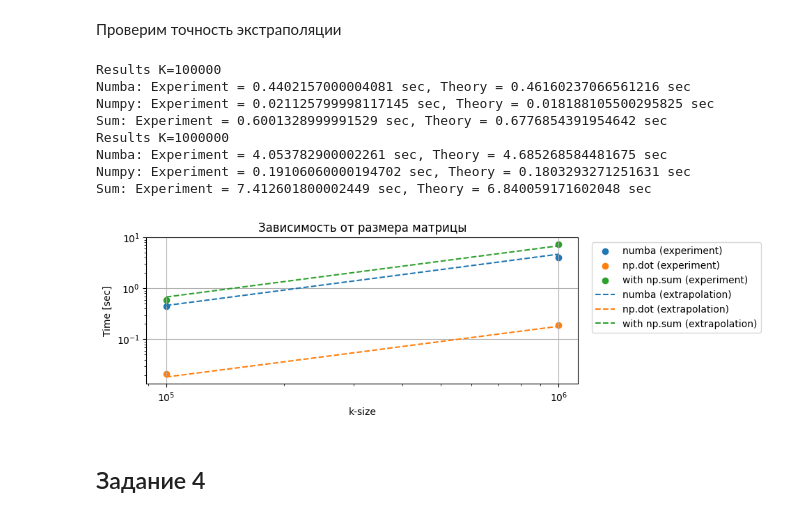
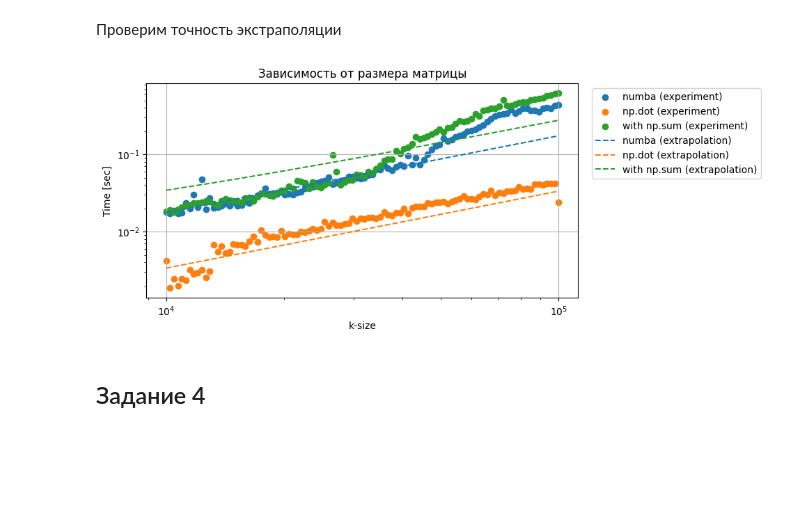
Before and after one commit to isvoropaev02/matrix_algorithms, a Jupyter notebook: lab1/main_lab1.ipynb, the cells around one changed output. Drawn from its saved outputs; the diff is of its cells as text; code cells hidden in the pictures; blank space fills up the shorter version.

```diff
--- a/lab1/main_lab1.ipynb
+++ b/lab1/main_lab1.ipynb
@@ -98 +140,14 @@ Numpy sum matmul:
+# %%
+varying_size_k = np.logspace(1, 4, 100, dtype=np.int32)
+ksize_time_numba= get_runtime_vs_ksize(varying_size_k, func=nb_matmul)
+ksize_time_numpy = get_runtime_vs_ksize(varying_size_k, func=np.dot)
+ksize_time_sum = get_runtime_vs_ksize(varying_size_k, func=sum_matmul)
+
+varying_size_n_and_m = np.logspace(1, 4, 5, dtype=np.int32)
+nsize_time_numba= get_runtime_vs_nsize(varying_size_n_and_m, func=nb_matmul)
+nsize_time_numpy = get_runtime_vs_nsize(varying_size_n_and_m, func=np.dot)
+nsize_time_sum = get_runtime_vs_nsize(varying_size_n_and_m, func=sum_matmul)
+msize_time_numba= get_runtime_vs_msize(varying_size_n_and_m, func=nb_matmul)
+msize_time_numpy = get_runtime_vs_msize(varying_size_n_and_m, func=np.dot)
+msize_time_sum = get_runtime_vs_msize(varying_size_n_and_m, func=sum_matmul)
 # %%
@@ -249,43 +279,37 @@ plt.show()
 # %% [markdown]
 Проверим точность экстраполяции
 # %%
-big_ksize = np.logspace(5, 6, 2, dtype=np.int32)
-bigksize_time_numba, bigksize_time_numpy, bigksize_time_sum = get_runtime_vs_ksize(big_ksize)
+big_ksize = np.logspace(4, 5, 100, dtype=np.int32)
+bigksize_time_numba = get_runtime_vs_ksize(big_ksize, func=nb_matmul)
+bigksize_time_numpy = get_runtime_vs_ksize(big_ksize, func=np.dot)
+bigksize_time_sum = get_runtime_vs_ksize(big_ksize, func=sum_matmul)
 
-ksize_for_plot = np.logspace(5, 6, 300)
+ksize_for_plot = np.logspace(4, 5, 300)
 
-for i in range(len(big_ksize)):
-    print("Results K="+str(big_ksize[i]))
-    print("Numba: Experiment = {} sec, Theory = {} sec".format(bigksize_time_numba[i], numba_poly(big_ksize[i])))
-    print("Numpy: Experiment = {} sec, Theory = {} sec".format(bigksize_time_numpy[i], numpy_poly(big_ksize[i])))
-    print("Sum: Experiment = {} sec, Theory = {} sec".format(bigksize_time_sum[i], sum_poly(big_ksize[i])))
+# for i in range(len(big_ksize)):
+#     print("Results K="+str(big_ksize[i]))
+#     print("Numba: Experiment = {} sec, Theory = {} sec".format(bigksize_time_numba[i], numba_poly(big_ksize[i])))
+#     print("Numpy: Experiment = {} sec, Theory = {} sec".format(bigksize_time_numpy[i], numpy_poly(big_ksize[i])))
+#     print("Sum: Experiment = {} sec, Theory = {} sec".format(bigksize_time_sum[i], sum_poly(big_ksize[i])))
 
-fig3 = plt.figure(figsize=[8,6])
-ax_1 = fig3.add_subplot(211)
+fig3 = plt.figure(figsize=[8,4])
+ax_1 = fig3.add_subplot(111)
 ax_1.set_title(r'Зависимость от размера матрицы')
 ax_1.scatter(big_ksize, bigksize_time_numba, label="numba (experiment)")
 ax_1.scatter(big_ksize, bigksize_time_numpy, label="np.dot (experiment)")
 ax_1.scatter(big_ksize, bigksize_time_sum, label="with np.sum (experiment)")
 ax_1.plot(big_ksize, numba_poly(big_ksize), "--", label="numba (extrapolation)")
 ax_1.plot(big_ksize, numpy_poly(big_ksize), "--", label="np.dot (extrapolation)")
 ax_1.plot(big_ksize, sum_poly(big_ksize), "--",label="with np.sum (extrapolation)")
 ax_1.set_xlabel('k-size')
 ax_1.set_ylabel('Time [sec]')
 ax_1.set_xscale('log')
 ax_1.set_yscale('log')
 ax_1.legend(bbox_to_anchor=(1.02, 1))
 ax_1.grid()
 plt.show()
 # %% [output]
-Results K=100000
-Numba: Experiment = 0.4402157000004081 sec, Theory = 0.46160237066561216 sec
-Numpy: Experiment = 0.021125799998117145 sec, Theory = 0.018188105500295825 sec
-Sum: Experiment = 0.6001328999991529 sec, Theory = 0.6776854391954642 sec
-Results K=1000000
-Numba: Experiment = 4.053782900002261 sec, Theory = 4.685268584481675 sec
-Numpy: Experiment = 0.19106060000194702 sec, Theory = 0.1803293271251631 sec
-Sum: Experiment = 7.412601800002449 sec, Theory = 6.840059171602048 sec
-[figure, old version]
+[figure, new version]
 # %% [markdown]
 ## Задание 4
 # %% [markdown]
```
Also changed, not shown: parts of 15 cells of this notebook.
